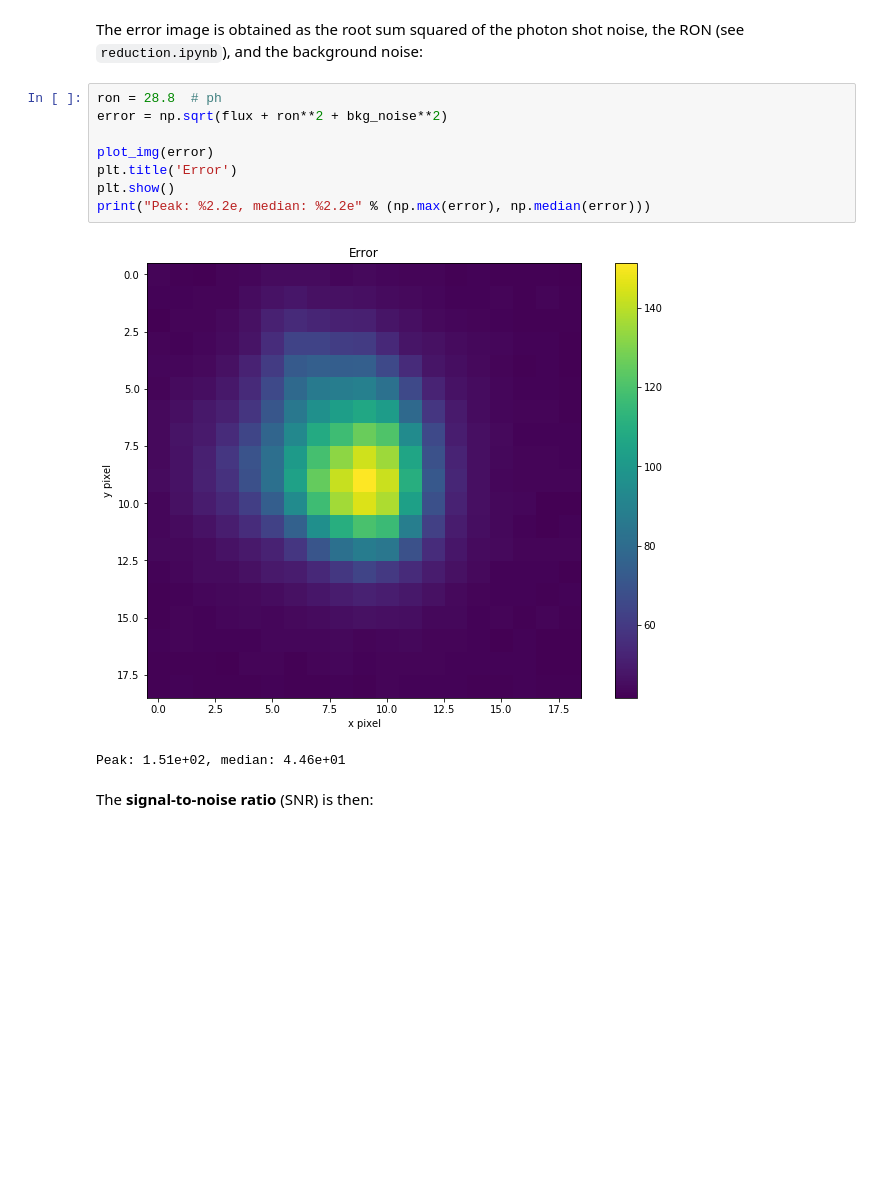
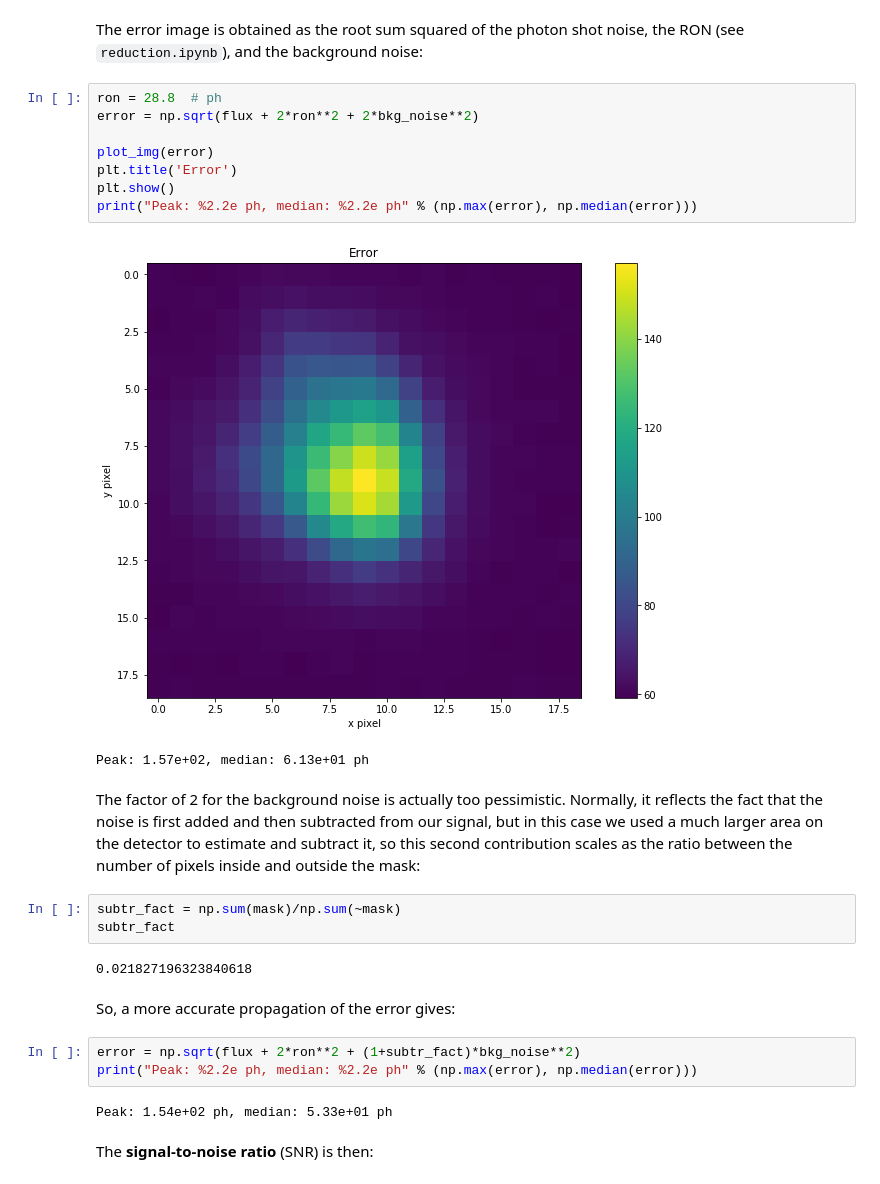
Before and after one commit to gcupani/lectures, a Jupyter notebook: photometry_part.ipynb, the cells around one changed output. Drawn from its saved outputs; the diff is of its cells as text; blank space fills up the shorter version.

Commit message:
Amended first part of photometry lecture

````diff
--- a/photometry_part.ipynb
+++ b/photometry_part.ipynb
@@ -157,15 +157,29 @@ Peak: 2.11e+04, median: 2.17e+02
 The error image is obtained as the root sum squared of the photon shot noise, the RON (see ```reduction.ipynb```), and the background noise:
 # %%
 ron = 28.8  # ph
-error = np.sqrt(flux + ron**2 + bkg_noise**2)
+error = np.sqrt(flux + 2*ron**2 + 2*bkg_noise**2)
 
 plot_img(error)
 plt.title('Error')
 plt.show()
-print("Peak: %2.2e, median: %2.2e" % (np.max(error), np.median(error)))
+print("Peak: %2.2e ph, median: %2.2e ph" % (np.max(error), np.median(error)))
 # %% [output]
-[figure, old version]
+[figure, new version]
-Peak: 1.51e+02, median: 4.46e+01
+Peak: 1.57e+02, median: 6.13e+01 ph
+# %% [markdown]
+The factor of 2 for the background noise is actually too pessimistic. Normally, it reflects the fact that the noise is first added and then subtracted from our signal, but in this case we used a much larger area on the detector to estimate and subtract it, so this second contribution scales as the ratio between the number of pixels inside and outside the mask:
+# %%
+subtr_fact = np.sum(mask)/np.sum(~mask)
+subtr_fact
+# %% [output]
+0.021827196323840618
+# %% [markdown]
+So, a more accurate propagation of the error gives:
+# %%
+error = np.sqrt(flux + 2*ron**2 + (1+subtr_fact)*bkg_noise**2)
+print("Peak: %2.2e ph, median: %2.2e ph" % (np.max(error), np.median(error)))
+# %% [output]
+Peak: 1.54e+02 ph, median: 5.33e+01 ph
 # %% [markdown]
 The **signal-to-noise ratio** (SNR) is then:
 # %%
````
Also changed, not shown: parts of 1 cell of this notebook.
